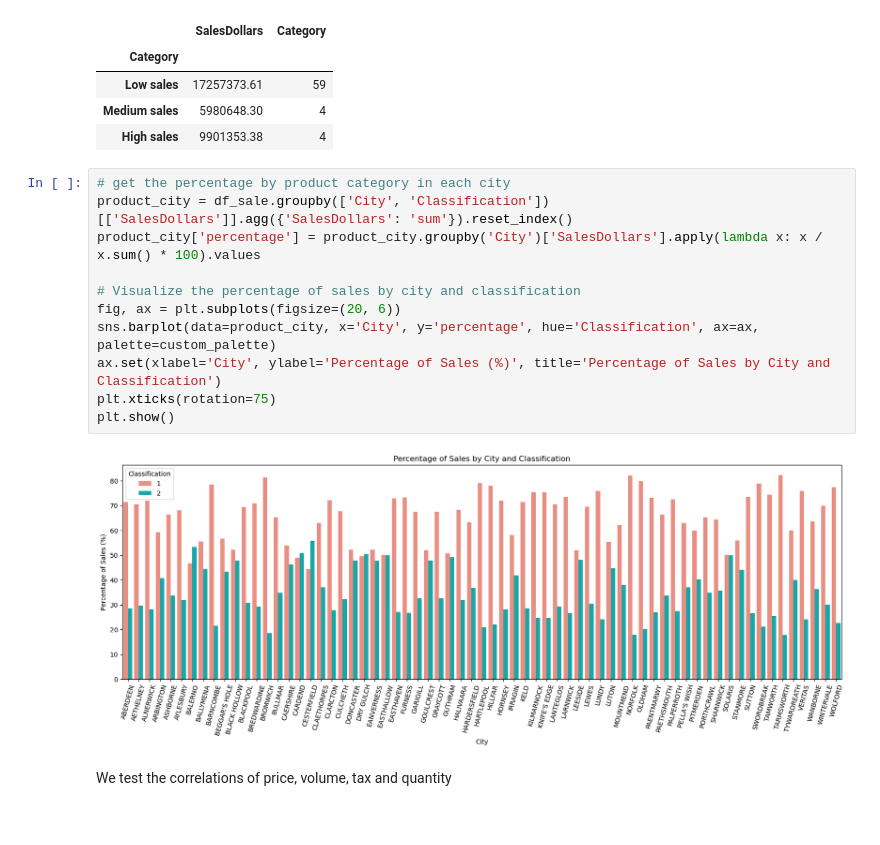
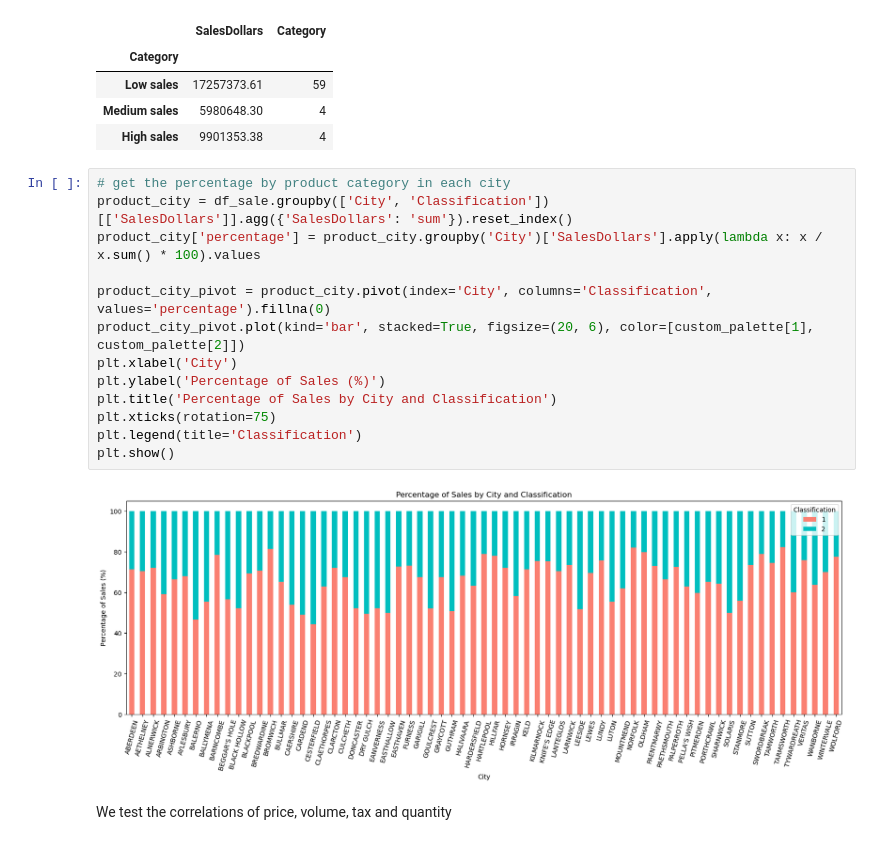
Before and after one commit to Leullque/ece143_group10, a Jupyter notebook: visualization.ipynb, the cells around one changed output. Drawn from its saved outputs; the diff is of its cells as text.

Commit message:
modify plot by city

```diff
--- a/visualization.ipynb
+++ b/visualization.ipynb
@@ -197,16 +217,18 @@ city_sum
 # %%
 # get the percentage by product category in each city
 product_city = df_sale.groupby(['City', 'Classification'])[['SalesDollars']].agg({'SalesDollars': 'sum'}).reset_index()
 product_city['percentage'] = product_city.groupby('City')['SalesDollars'].apply(lambda x: x / x.sum() * 100).values
 
-# Visualize the percentage of sales by city and classification
-fig, ax = plt.subplots(figsize=(20, 6))
-sns.barplot(data=product_city, x='City', y='percentage', hue='Classification', ax=ax, palette=custom_palette)
-ax.set(xlabel='City', ylabel='Percentage of Sales (%)', title='Percentage of Sales by City and Classification')
+product_city_pivot = product_city.pivot(index='City', columns='Classification', values='percentage').fillna(0)
+product_city_pivot.plot(kind='bar', stacked=True, figsize=(20, 6), color=[custom_palette[1], custom_palette[2]])
+plt.xlabel('City')
+plt.ylabel('Percentage of Sales (%)')
+plt.title('Percentage of Sales by City and Classification')
 plt.xticks(rotation=75)
+plt.legend(title='Classification')
 plt.show()
 # %% [output]
-[figure, old version]
+[figure, new version]
 # %% [markdown]
 We test the correlations of price, volume, tax and quantity
 # %%
```
Also changed, not shown: parts of 1 cell of this notebook.
